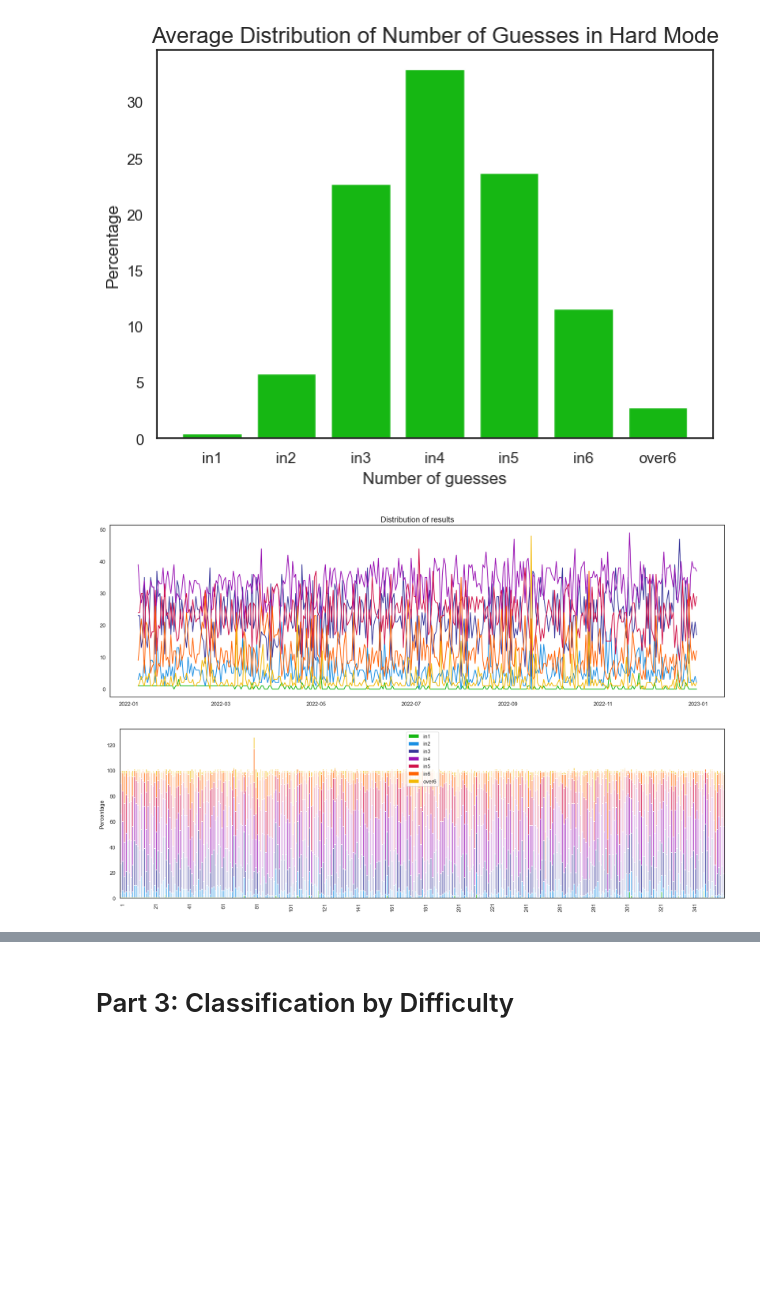
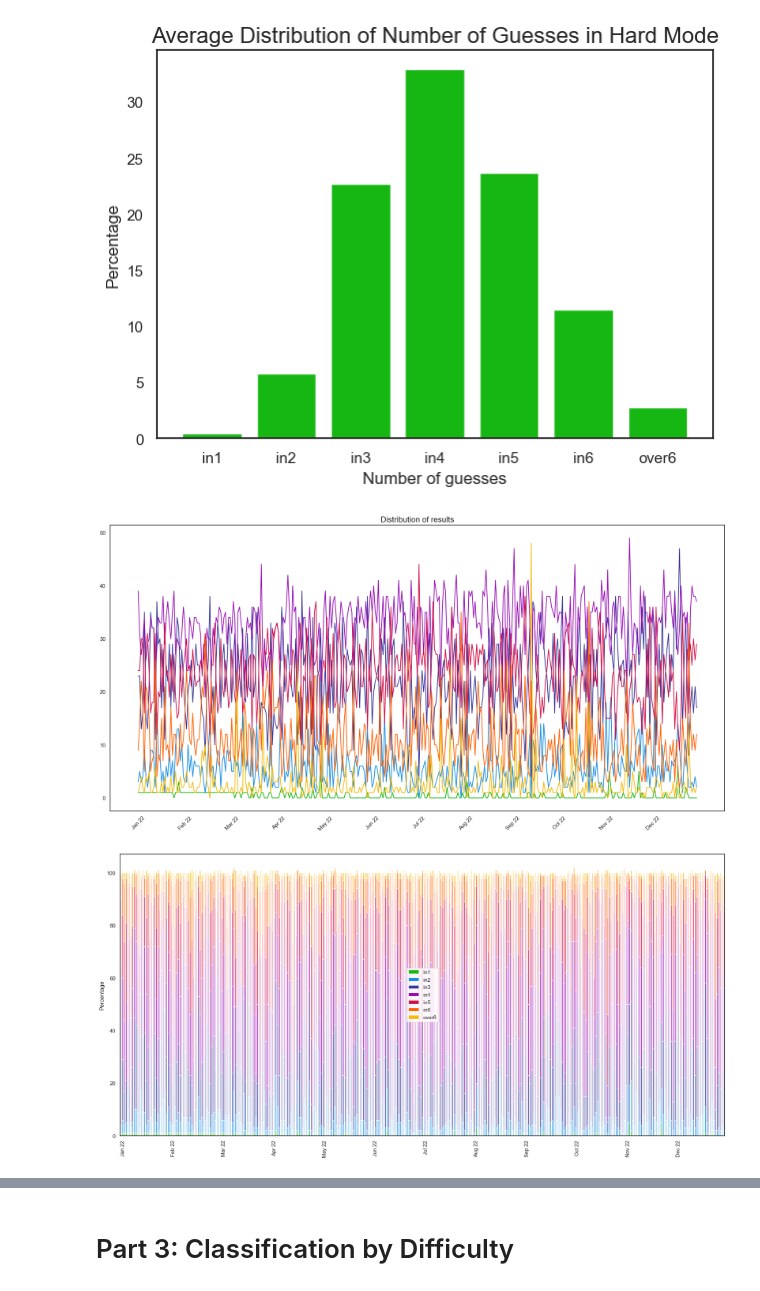
Before and after one commit to carlostbello/COMAP2023, a Jupyter notebook: src/eda.ipynb, the cells around one changed output, grey strips where cells are left out. Drawn from its saved outputs; the diff is of its cells as text; code cells hidden in the pictures; blank space fills up the shorter version.

Commit message:
cleaned distribution

```diff
--- a/src/eda.ipynb
+++ b/src/eda.ipynb
@@ -47,4 +43,8 @@ plt.show()
+# %%
+plt.rc('axes',prop_cycle=cycler('color',colors))
 # %%
-plt.rcParams['axes.prop_cycle'] = cycler('color',colors)
+# plt.rcParams['axes.prop_cycle'] = cycler('color',colors)
 plt.rcParams['axes.titlesize'] = 16
 plt.rcParams['figure.subplot.hspace'] = 0.4
+# %%
+plt.rcParams['axes.prop_cycle']
@@ -178,20 +185,19 @@ plt.show()
 # %% [output]
 [figure]
 # %%
-plt.figure(figsize=(20,6))
+plt.figure(figsize=(20,10))
 plt.plot(dates,distribution)
 plt.title('Distribution of results')
+plt.xticks(dateticks,labels=datelabs,rotation=45)
 plt.show()
 # %% [output]
-[figure, old version]
+[figure, new version]
 # %%
-# Create a stacked bar chart
-distribution.plot(kind='bar', stacked=True, figsize=(20, 6))
+distribution.plot(kind='bar', stacked=True, figsize=(20, 10))
 
-# Set the y-axis label to 'Percentage'
 plt.ylabel('Percentage')
-plt.xticks(range(1,350,20))
-# Show the plot
+plt.xticks(range(1,350,30),labels=datelabs)
+
 plt.show()
 # %% [output]
-[figure, old version]
+[figure, new version]
```
Also changed, not shown: parts of 7 cells of this notebook, 2 other files.
